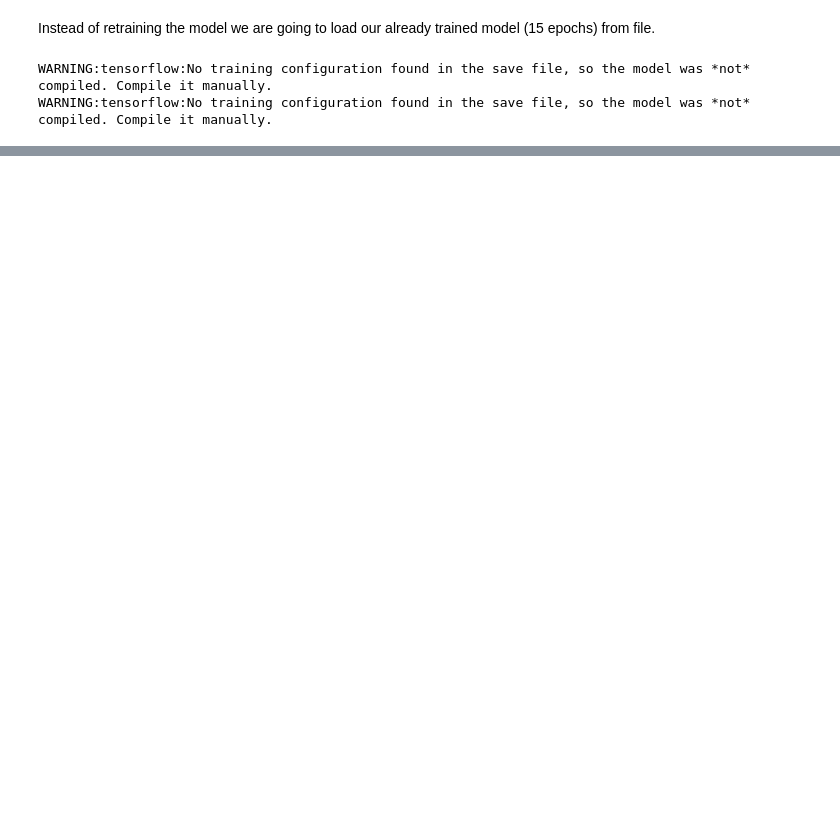
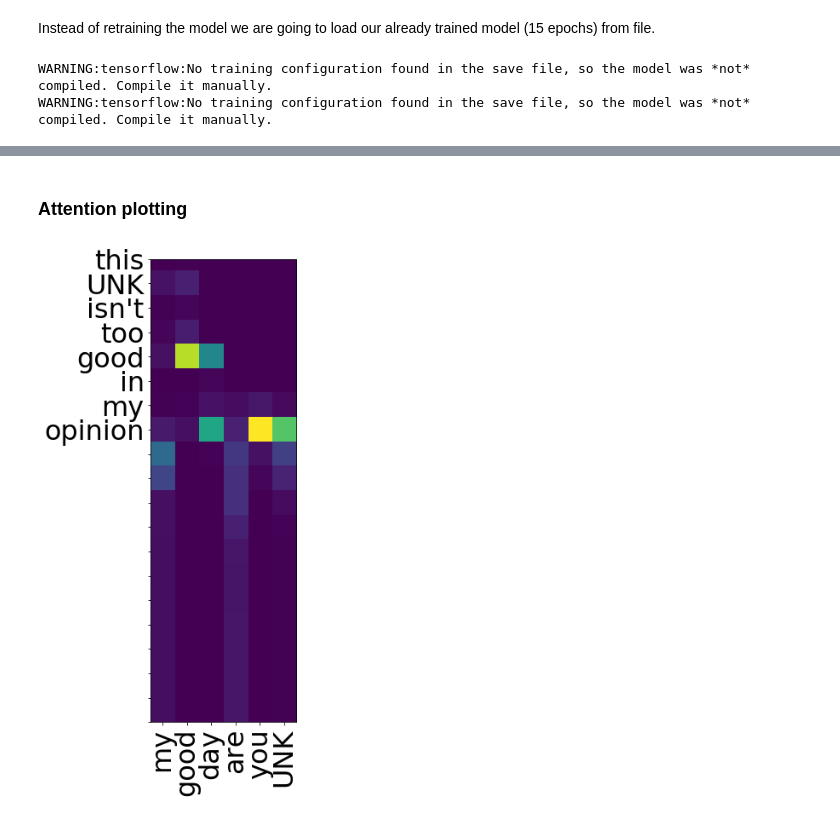
Before and after one commit to Przemo23/NLP-chatbot, a Jupyter notebook: NLP-projekt.ipynb, the cells around one changed output, grey strips where cells are left out. Cells and saved outputs as stored; diff of their text form; code cells hidden in the pictures; blank space fills up the shorter version.

```diff
--- a/NLP-projekt.ipynb
+++ b/NLP-projekt.ipynb
@@ -648,15 +717,4 @@ def sents2sequences(tokenizer, sentences, reverse=False, pad_length=None, paddin
         preproc_text = np.flip(preproc_text, axis=1)
 
     return preproc_text
-
-""" Inferring with trained model """
-single_test = contexts[92]
-print('Context: {}'.format(single_test))
-
-single_test_seq = sents2sequences(context_tokenizer, [single_test], pad_length=context_timesteps)
-response, attn_weights = infer_nmt(
-    encoder_model=encoder_model, decoder_model=decoder_model,
-    test_en_seq=single_test_seq, en_vsize=context_vsize, fr_vsize=response_vsize)
-print('\nGenerated Response: {}'.format(response))
-print('\nGenerated Response: {}'.format(responses[92]))
 # %% [output]
@@ -696,0 +722,9 @@ def decode_response(test_input):
+# %%
+gen_responses = []
+for context in contexts_test:
+    seq = sents2sequences(context_tokenizer, [context], pad_length=context_timesteps)
+    response, _ = infer_nmt(
+    encoder_model=encoder_model, decoder_model=decoder_model,
+    test_con_seq=seq, con_vsize=context_vsize, res_vsize=response_vsize)
+    gen_responses.append(response)
+pd.DataFrame(gen_responses).to_csv("gen_responses.csv")
@@ -696,0 +858,50 @@ def decode_response(test_input):
+# %% [markdown]
+### Attention plotting
+# %%
+import matplotlib.pyplot as plt
+
+def plot_attention_weights(encoder_inputs, attention_weights, con_id2word, res_id2word):
+    """
+    Plots attention weights
+    :param encoder_inputs: Sequence of word ids (list/numpy.ndarray)
+    :param attention_weights: Sequence of (<word_id_at_decode_step_t>:<attention_weights_at_decode_step_t>)
+    :param con_id2word: dict
+    :param res_id2word: dict
+    :return:
+    """
+
+    if len(attention_weights) == 0:
+        print('Your attention weights was empty. No attention map saved to the disk. ' +
+              '\nPlease check if the decoder produced  a proper translation')
+        return
+
+    mats = []
+    dec_inputs = []
+    for dec_ind, attn in attention_weights:
+        mats.append(attn.reshape(-1))
+        dec_inputs.append(dec_ind)
+    attention_mat = np.transpose(np.array(mats))
+
+    fig, ax = plt.subplots(figsize=(10, 10))
+    ax.imshow(attention_mat)
+
+    dec_inputs = np.array([inp for inp in dec_inputs if inp != 0])
+    encoder_inputs = np.array([inp for inp in encoder_inputs.ravel() if inp != 0])
+
+    ax.set_xticks(np.arange(attention_mat.shape[1]))
+    ax.set_yticks(np.arange(attention_mat.shape[0]))
+
+    ax.set_xticklabels([res_id2word[inp] for inp in dec_inputs ])
+    ax.set_yticklabels([con_id2word[inp] for inp in encoder_inputs.ravel()])
+
+    ax.tick_params(labelsize=32)
+    ax.tick_params(axis='x', labelrotation=90)
+    plt.show()
+
+seq = sents2sequences(context_tokenizer, ["This chatbot isn't too good in my opinion"], pad_length=context_timesteps)
+response, attn_weights = infer_nmt(
+encoder_model=encoder_model, decoder_model=decoder_model,
+test_con_seq=seq, con_vsize=context_vsize, res_vsize=response_vsize)
+plot_attention_weights(seq, attn_weights, context_index2word, response_index2word)
+# %% [output]
+[figure, added]
```
Also changed, not shown: parts of 42 cells of this notebook, 1 other file.
